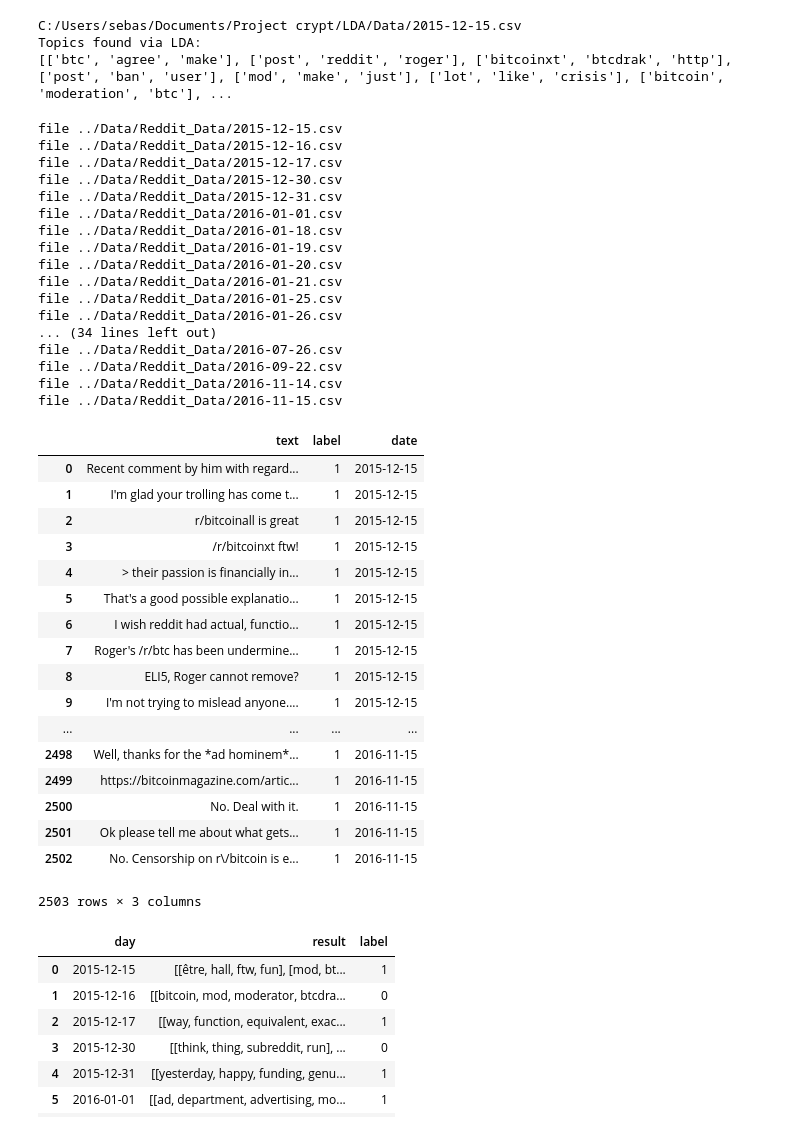
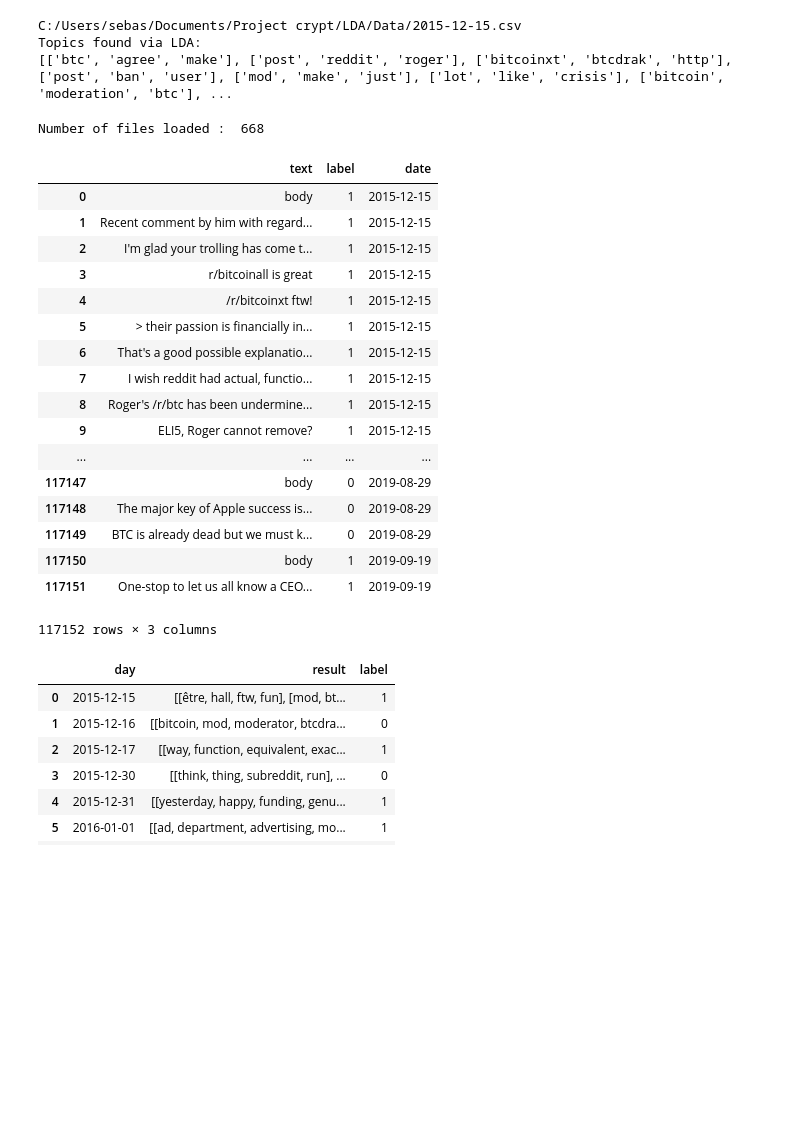
Before and after one commit to FeelCrypt/FeelCrypt, a Jupyter notebook: LDA/LDA_Tutorial.ipynb, the cells around one changed output. Drawn from its saved outputs; the diff is of its cells as text; code cells hidden in the pictures; blank space fills up the shorter version.

Commit message:
LDA appliqué sur la totalité des csv des commentaires Reddit

```diff
--- a/LDA/LDA_Tutorial.ipynb
+++ b/LDA/LDA_Tutorial.ipynb
@@ -109,44 +109,28 @@ import sys
 sys.path.append("C:/Users/sebas/Documents/Project crypt/Valentin/")
 import dataset
 # %%
-df = dataset.get_labeled_dataset(from_date="2015-06-20", number_of_file=50)
+df = dataset.get_labeled_dataset(from_date="2015-06-20", all_files=True)
 df
 # %% [output]
-file ../Data/Reddit_Data/2015-12-15.csv
-file ../Data/Reddit_Data/2015-12-16.csv
-file ../Data/Reddit_Data/2015-12-17.csv
-file ../Data/Reddit_Data/2015-12-30.csv
-file ../Data/Reddit_Data/2015-12-31.csv
-file ../Data/Reddit_Data/2016-01-01.csv
-file ../Data/Reddit_Data/2016-01-18.csv
-file ../Data/Reddit_Data/2016-01-19.csv
-file ../Data/Reddit_Data/2016-01-20.csv
-file ../Data/Reddit_Data/2016-01-21.csv
-file ../Data/Reddit_Data/2016-01-25.csv
-file ../Data/Reddit_Data/2016-01-26.csv
-... (34 lines left out)
-file ../Data/Reddit_Data/2016-07-26.csv
-file ../Data/Reddit_Data/2016-09-22.csv
-file ../Data/Reddit_Data/2016-11-14.csv
-file ../Data/Reddit_Data/2016-11-15.csv
+Number of files loaded :  668
 |  | text | label | date |
-| 0 | Recent comment by him with regard... | 1 | 2015-12-15 |
-| 1 | I'm glad your trolling has come t... | 1 | 2015-12-15 |
-| 2 | r/bitcoinall is great | 1 | 2015-12-15 |
-| 3 | /r/bitcoinxt ftw! | 1 | 2015-12-15 |
-| 4 | > their passion is financially in... | 1 | 2015-12-15 |
-| 5 | That's a good possible explanatio... | 1 | 2015-12-15 |
-| 6 | I wish reddit had actual, functio... | 1 | 2015-12-15 |
-| 7 | Roger's /r/btc has been undermine... | 1 | 2015-12-15 |
-| 8 | ELI5, Roger cannot remove? | 1 | 2015-12-15 |
-| 9 | I'm not trying to mislead anyone.... | 1 | 2015-12-15 |
+| 0 | body | 1 | 2015-12-15 |
+| 1 | Recent comment by him with regard... | 1 | 2015-12-15 |
+| 2 | I'm glad your trolling has come t... | 1 | 2015-12-15 |
+| 3 | r/bitcoinall is great | 1 | 2015-12-15 |
+| 4 | /r/bitcoinxt ftw! | 1 | 2015-12-15 |
+| 5 | > their passion is financially in... | 1 | 2015-12-15 |
+| 6 | That's a good possible explanatio... | 1 | 2015-12-15 |
+| 7 | I wish reddit had actual, functio... | 1 | 2015-12-15 |
+| 8 | Roger's /r/btc has been undermine... | 1 | 2015-12-15 |
+| 9 | ELI5, Roger cannot remove? | 1 | 2015-12-15 |
 | ... | ... | ... | ... |
-| 2498 | Well, thanks for the *ad hominem*... | 1 | 2016-11-15 |
-| 2499 | https://bitcoinmagazine.com/artic... | 1 | 2016-11-15 |
-| 2500 | No. Deal with it. | 1 | 2016-11-15 |
-| 2501 | Ok please tell me about what gets... | 1 | 2016-11-15 |
-| 2502 | No. Censorship on r\/bitcoin is e... | 1 | 2016-11-15 |
+| 117147 | body | 0 | 2019-08-29 |
+| 117148 | The major key of Apple success is... | 0 | 2019-08-29 |
+| 117149 | BTC is already dead but we must k... | 0 | 2019-08-29 |
+| 117150 | body | 1 | 2019-09-19 |
+| 117151 | One-stop to let us all know a CEO... | 1 | 2019-09-19 |
-2503 rows × 3 columns
+117152 rows × 3 columns
 # %%
 jourEtudie = ""
 texteEtudie = ""
```
Also changed, not shown: 1 other file.
